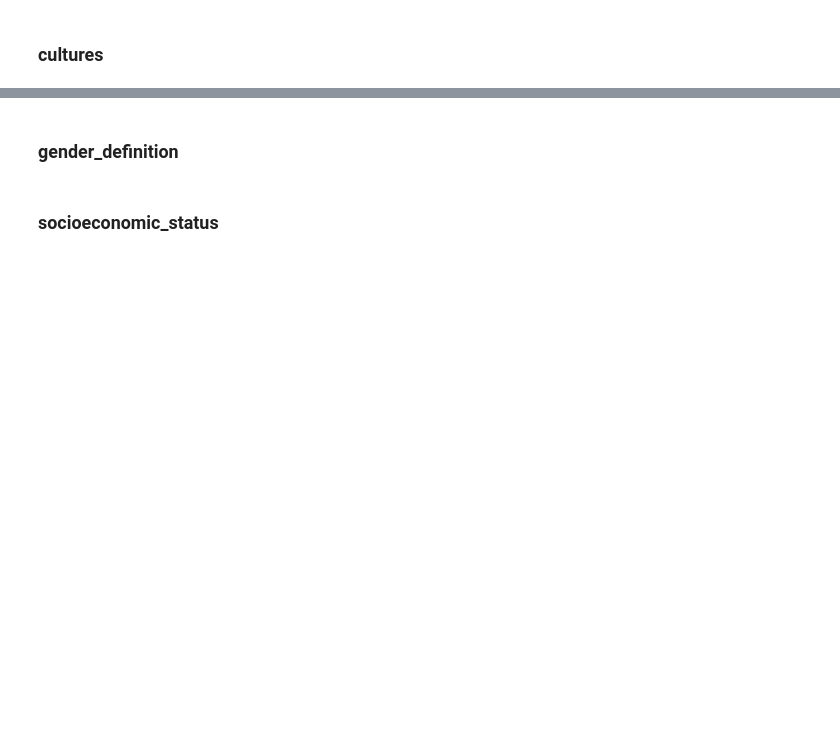
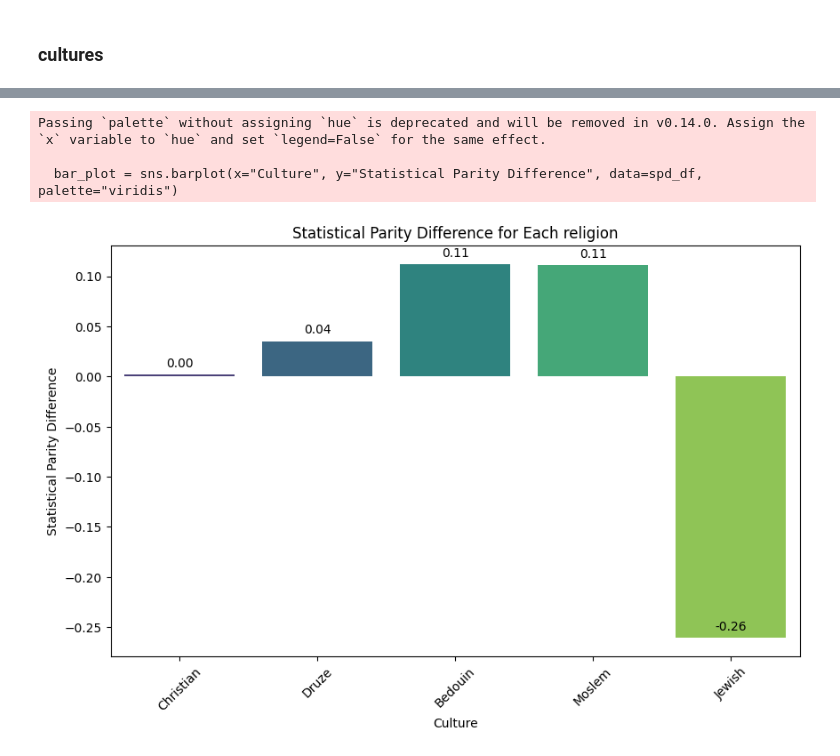
Before and after one commit to shelly-serafimovich/Data-analysis-and-presentation-laboratory---HW1---00094295, a Jupyter notebook: ML_Moral_Judgment_and_Liability_Project.ipynb, the cells around one changed output, grey strips where cells are left out. Saved outputs shown, nothing was run; the diff lists cells and outputs as text; code cells hidden in the pictures; blank space fills up the shorter version.

```diff
--- a/ML_Moral_Judgment_and_Liability_Project.ipynb
+++ b/ML_Moral_Judgment_and_Liability_Project.ipynb
@@ -668,3 +660,7 @@ for culture in cultures:
+# %%
+# Plot confusion matrix for each culture
+for culture in cultures:
+     print_pred(culture)
 # %%
 # Function to calculate statistical parity difference for each religion
 def statistical_parity_difference(df, culture):
@@ -675,6 +671,7 @@ def statistical_parity_difference(df, culture):
     print(f"Statistical Parity Difference for {culture}: {parity_difference:.2f}")
 
 # Calculate statistical parity difference for each religion
+df["predicted_label"] = abs(df["predicted_label"] - 1)
 for culture in cultures:
     statistical_parity_difference(df, culture)
 # %% [output]
@@ -705,15 +682,0 @@ Interpretation: The Jewish group has a selection rate 26% higher than the overal
-# %%
-# Function to calculate disparate impact ratio for each culture
-def disparate_impact_ratio(df, culture):
-    df_culture = df[df["culture"] == culture]
-    selection_rate = df_culture["predicted_label"].mean()
-    overall_rate = df["predicted_label"].mean()
-    disparate_impact = selection_rate / overall_rate
-    print(f"Disparate Impact Ratio for {culture}: {disparate_impact:.2f}")
-
-# Get the unique cultures
-cultures = df["culture"].unique()
-
-# Calculate disparate impact ratio for each culture
-for culture in cultures:
-    disparate_impact_ratio(df, culture)
@@ -745,4 +683,41 @@ Interpretation: The selection rate for the Jewish group is 141% of the overall p
-# %% [markdown]
-### gender_definition
-# %% [markdown]
-### socioeconomic_status
+# %%
+# Function to calculate statistical parity difference for each culture
+def calculate_statistical_parity_difference(df):
+    results = []
+    cultures = df["culture"].unique()
+    overall_rate = df["predicted_label"].mean()
+    for culture in cultures:
+        df_culture = df[df["culture"] == culture]
+        selection_rate = df_culture["predicted_label"].mean()
+        parity_difference = selection_rate - overall_rate
+        results.append((culture, parity_difference))
+    return results
+
+# Calculate statistical parity difference for each culture
+spd_results = calculate_statistical_parity_difference(df)
+
+# Create a DataFrame from the results
+spd_df = pd.DataFrame(spd_results, columns=["Culture", "Statistical Parity Difference"])
+
+# Plot the data
+plt.figure(figsize=(10, 6))
+bar_plot = sns.barplot(x="Culture", y="Statistical Parity Difference", data=spd_df, palette="viridis")
+
+# Add numbers above the bars
+for p in bar_plot.patches:
+    bar_plot.annotate(format(p.get_height(), '.2f'),
+                      (p.get_x() + p.get_width() / 2., p.get_height()),
+                      ha = 'center', va = 'center',
+                      xytext = (0, 9),
+                      textcoords = 'offset points')
+
+plt.xlabel("Culture")
+plt.ylabel("Statistical Parity Difference")
+plt.title("Statistical Parity Difference for Each religion")
+plt.xticks(rotation=45)
+plt.show()
+# %% [output]
+Passing `palette` without assigning `hue` is deprecated and will be removed in v0.14.0. Assign the `x` variable to `hue` and set `legend=False` for the same effect.
+
+  bar_plot = sns.barplot(x="Culture", y="Statistical Parity Difference", data=spd_df, palette="viridis")
+[figure, added]
```
Also changed, not shown: parts of 46 cells of this notebook.
